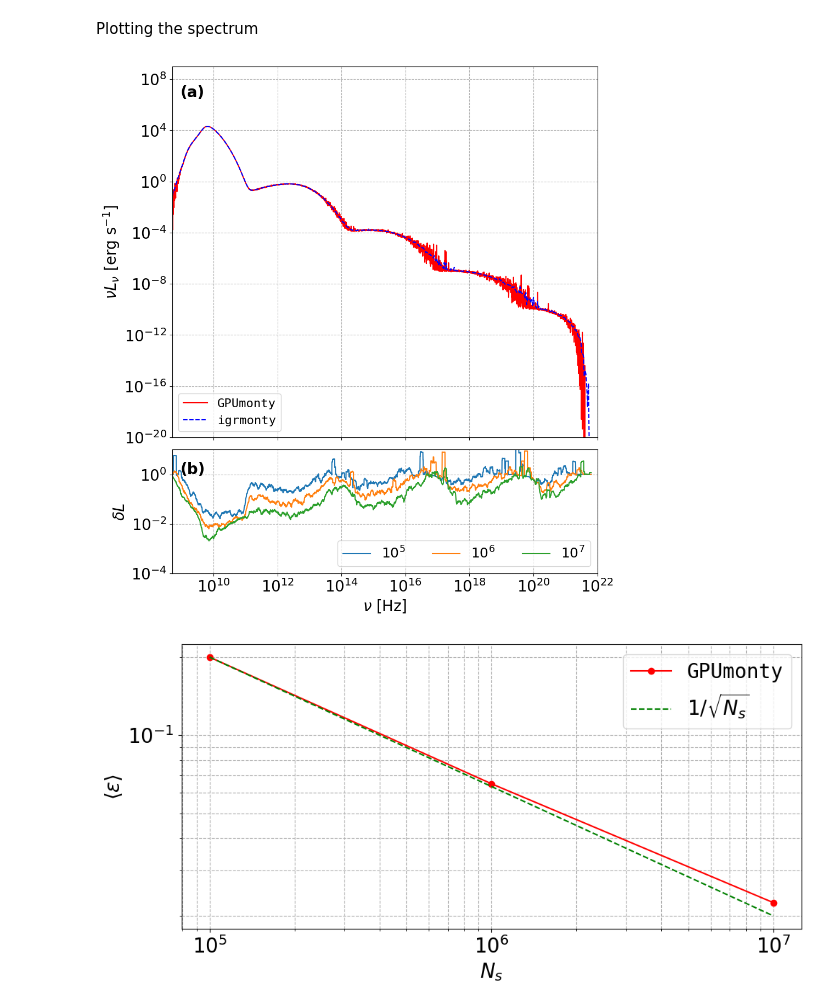
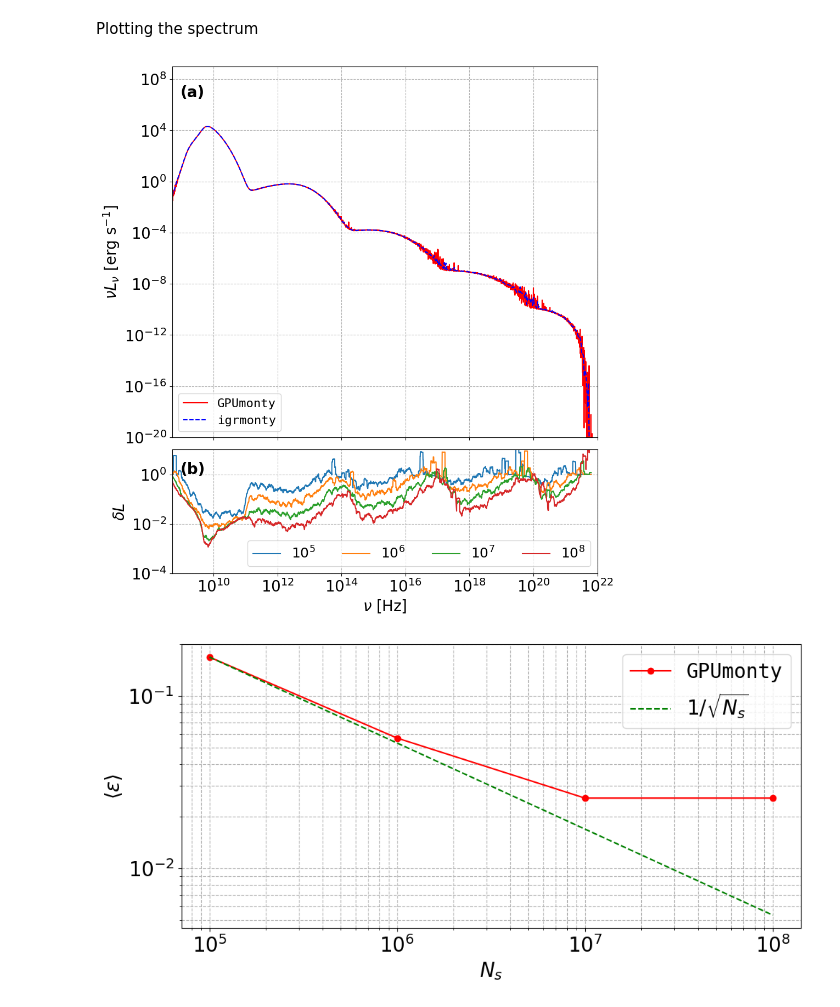
Before and after one commit to black-hole-group/gpumonty, a Jupyter notebook: python/sphere_example.ipynb, the cells around one changed output. Saved outputs shown, nothing was run; the diff lists cells and outputs as text; code cells hidden in the pictures.

```diff
--- a/python/sphere_example.ipynb
+++ b/python/sphere_example.ipynb
@@ -73,7 +73,7 @@ def grmonty(file):
 
     return nu, ll, tauabs, domega_arr
 
-nu, nuLnu, tauabs, domega_array = grmonty('../output/sphere_scattering_1e7.spec')
+nu, nuLnu, tauabs, domega_array = grmonty('../output/sphere_scattering_1e8.spec')
 # %%
 import h5py
 
@@ -91,7 +91,7 @@ with h5py.File('../output/spectrum_scattering_igrmonty_1e8.h5', 'r') as f:
 nu1e5, nuLnu1e5, tauabs, domega_array = grmonty('../output/sphere_scattering_1e5.spec')
 nu1e6, nuLnu1e6, tauabs, domega_array = grmonty('../output/sphere_scattering_1e6.spec')
 nu1e7, nuLnu1e7, tauabs, domega_array = grmonty('../output/sphere_scattering_1e7.spec')
-#nu1e8, nuLnu1e8, tauabs = grmonty('../output/scattering_1e8_new.spec')
+nu1e8, nuLnu1e8, tauabs, domega_array = grmonty('../output/sphere_scattering_1e8.spec')
 # %% [markdown]
 Plotting the spectrum
 # %%
@@ -145,24 +145,25 @@ y_igr_interp = np.interp(nu, nu_igr, y_igr)
 y_simdata_1e5 = (nuLnu1e5 * domega_array[:, None] / (4 * np.pi)).sum(0)
 y_simdata_1e6 = (nuLnu1e6 * domega_array[:, None] / (4 * np.pi)).sum(0)
 y_simdata_1e7 = (nuLnu1e7 * domega_array[:, None] / (4 * np.pi)).sum(0)
+y_simdata_1e8 = (nuLnu1e8 * domega_array[:, None] / (4 * np.pi)).sum(0)
 
 diff_1e5 = np.abs(y_simdata_1e5 - y_igr_interp) / y_igr_interp
 diff_1e6 = np.abs(y_simdata_1e6 - y_igr_interp) / y_igr_interp
 diff_1e7 = np.abs(y_simdata_1e7 - y_igr_interp) / y_igr_interp
-#diff_1e8 = np.abs(y_simdata_1e8 - y_igr_interp) / y_igr_interp
+diff_1e8 = np.abs(y_simdata_1e8 - y_igr_interp) / y_igr_interp
 
 # Window-averaged (±10 neighbors)
 nwin = 10
 diff_1e5_avg = moving_average(diff_1e5, nwin)
 diff_1e6_avg = moving_average(diff_1e6, nwin)
 diff_1e7_avg = moving_average(diff_1e7, nwin)
-#diff_1e8_avg = moving_average(diff_1e8, nwin)
+diff_1e8_avg = moving_average(diff_1e8, nwin)
 
 
 ax2.plot(nu, diff_1e5_avg, label=r"$10^5$")
 ax2.plot(nu, diff_1e6_avg, label=r"$10^6$")
 ax2.plot(nu, diff_1e7_avg, label=r"$10^7$")
-#ax2.plot(nu, diff_1e8_avg, label=r"$10^8$")
+ax2.plot(nu, diff_1e8_avg, label=r"$10^8$")
 
 ax2.set_xscale('log')
 ax2.set_yscale('log')
@@ -197,7 +198,7 @@ plt.tight_layout()
 #plt.savefig("spectra_comparison_ab.png", dpi=300)
 plt.show()
 # %% [output]
-[figure, old version]
+[figure, new version]
 # %%
 import numpy as np
 import matplotlib.pyplot as plt
@@ -208,7 +209,7 @@ import matplotlib.pyplot as plt
 nu1e5, nuLnu1e5, _, _ = grmonty('../output/sphere_scattering_1e5.spec')
 nu1e6, nuLnu1e6, _, _ = grmonty('../output/sphere_scattering_1e6.spec')
 nu1e7, nuLnu1e7, _ , _= grmonty('../output/sphere_scattering_1e7.spec')
-#nu1e8, nuLnu1e8, _ = grmonty('../output/scattering_1e8_new.spec')
+nu1e8, nuLnu1e8, _ , _= grmonty('../output/sphere_scattering_1e7.spec')
 
 nu = nu1e7
 
@@ -217,16 +218,16 @@ y_igr = (nuLnu_igr.sum(0) * dOmega_igr / (4 * np.pi)).sum(1)
 y_igr_interp = np.interp(nu, nu_igr, y_igr)
 
 # Frequency limits for averaging
-numin = 1e10
-numax = 1e13
+numin = 1e9
+numax = 1e12
 mask = (nu >= numin) & (nu <= numax)
 nu_masked = nu[mask]
 
 # -----------------------------
 # Compute <epsilon>
 # -----------------------------
-Ns_array = np.array([1e5, 1e6, 1e7])
-y_list = [nuLnu1e5, nuLnu1e6, nuLnu1e7]
+Ns_array = np.array([1e5, 1e6, 1e7, 1e8])
+y_list = [nuLnu1e5, nuLnu1e6, nuLnu1e7, nuLnu1e8]
 
 epsilon_avg_list = []
 
@@ -265,31 +266,31 @@ ax.plot(
     epsilon_avg_list[0] * (Ns_array[0] / Ns_array)**0.5,
     '--',
     color='green',
     label=r'$1/\sqrt{N_s}$'
 )
 
 ax.set_xscale('log')
 ax.set_yscale('log')
 
 ax.set_xlabel(r"$N_s$", fontsize=20)
 ax.set_ylabel(r"$\langle \epsilon \rangle$", fontsize=20)
 
 ax.grid(True, which="both", ls="--")
 
 # Major + minor ticks
 ax.tick_params(axis='both', which='major', labelsize=20)
 ax.tick_params(axis='both', which='minor', labelsize=20)
 
 # Legend
 leg = ax.legend(fontsize=20)
 
 # Make only "GPUmonty" monospace
 for text in leg.get_texts():
     if text.get_text() == 'GPUmonty':
         text.set_fontfamily('monospace')
 
 plt.tight_layout()
 #plt.savefig("panel_c_convergence.png", dpi=300)
 plt.show()
 # %% [output]
-[figure, old version]
+[figure, new version]
```
Also changed, not shown: 1 other file.
